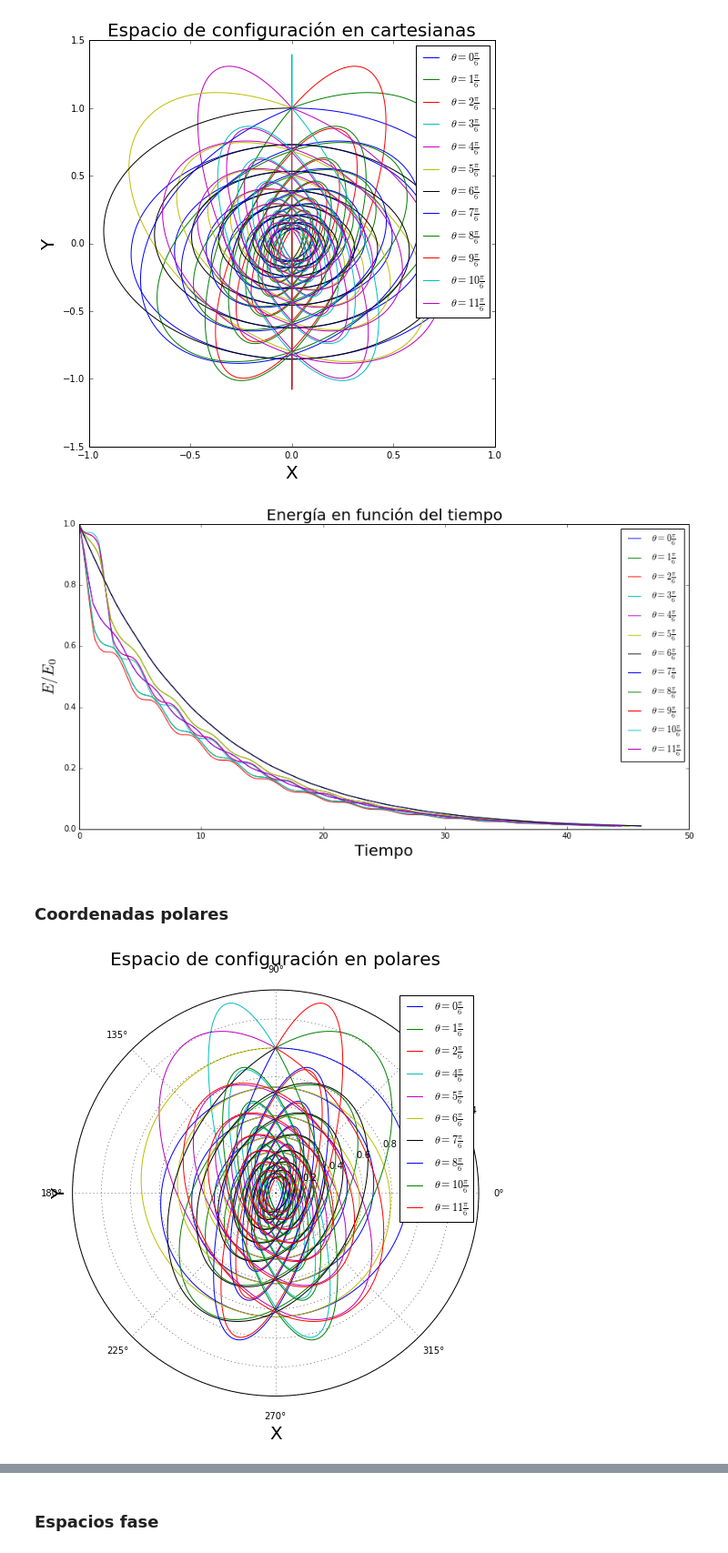
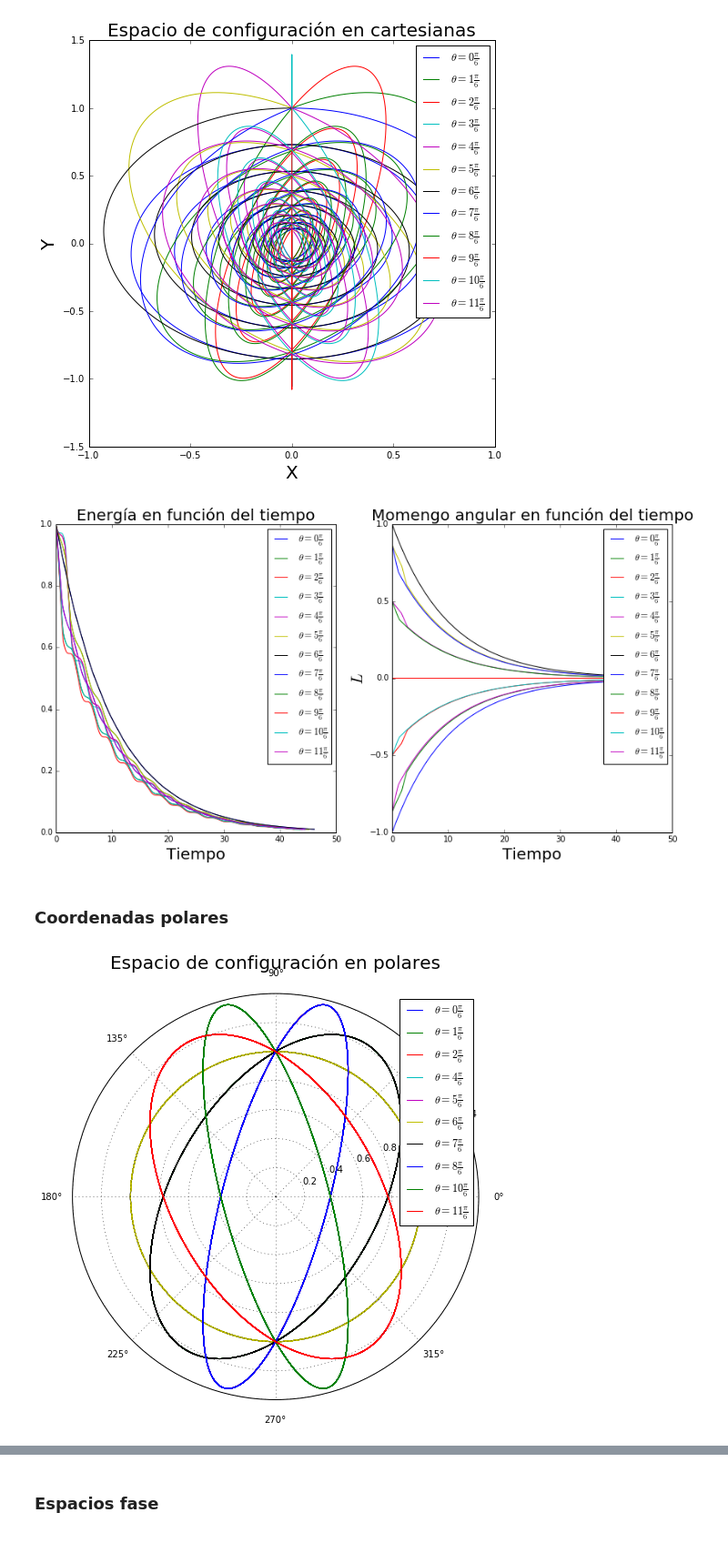
Before and after one commit to diegohdzrjk/Fisica-Computacional-2017-1, a Jupyter notebook: Tareas/Tarea Examen 1 diegohdzrjk.ipynb, the cells around one changed output, grey strips where cells are left out. Shown at 91% size. Cells and saved outputs as stored; diff of their text form; code cells hidden in the pictures.

```diff
--- a/Tareas/Tarea Examen 1 diegohdzrjk.ipynb
+++ b/Tareas/Tarea Examen 1 diegohdzrjk.ipynb
@@ -189,32 +189,31 @@ for i in range(len(theta)):
     # Se grafica el momento angular en funcion del tiempo
     Mom_angular = zeros_like(tiempo)
     for n in range(len(tiempo)):
-        Mom_angular[n] = sqrt(sol[n,0]*sol[n,0]+sol[n,1]*sol[n,1])*
+        Mom_angular[n] = sol[n,0]*sol[n,3]-sol[n,1]*sol[n,2]
     bx.plot(tiempo, Mom_angular, label="$ \\theta = "+str(i)+"\\frac{\pi}{6} $")
     bx.set_xlabel("Tiempo", fontsize=20); bx.set_ylabel("$L$", fontsize=20)
     bx.set_title(u"Momengo angular en función del tiempo", fontsize=20)
     bx.legend()
 # %% [output]
-[figure, old version]
+[figure, new version]
 # %% [markdown]
 ### Coordenadas polares
 # %%
 fig = figure(figsize=(8,8))
 ax = fig.add_subplot(111, projection='polar')
 
 theta = [n*pi/6. for n in range(12)]
 N = 70
 for i in range(len(theta)):
     if abs(theta[i]%pi) != pi/2:
         cond_ini = array([1., pi/2., sin(theta[i]), -cos(theta[i])])
-        tiempo, sol = RK4(ec_dif1_polar, cond_ini, [0,N], 0.01, [1,1.,0.1,0.2])
+        tiempo, sol = RK4(ec_dif1_polar, cond_ini, [0,N], 0.01, [1,1.,0.0,0.0])
 
         # Se grafica el espacio de configuracion
         ax.plot(sol[:,1], sol[:,0], label="$ \\theta = "+str(i)+"\\frac{\pi}{6} $")
-        ax.set_xlabel("X", fontsize=20); ax.set_ylabel("Y", fontsize=20)
         ax.set_title(u"Espacio de configuración en polares", fontsize=20)
         ax.legend()
 # %% [output]
-[figure, old version]
+[figure, new version]
 # %%
 fig = figure(figsize=(14,7))
```
Also changed, not shown: parts of 13 cells of this notebook.
